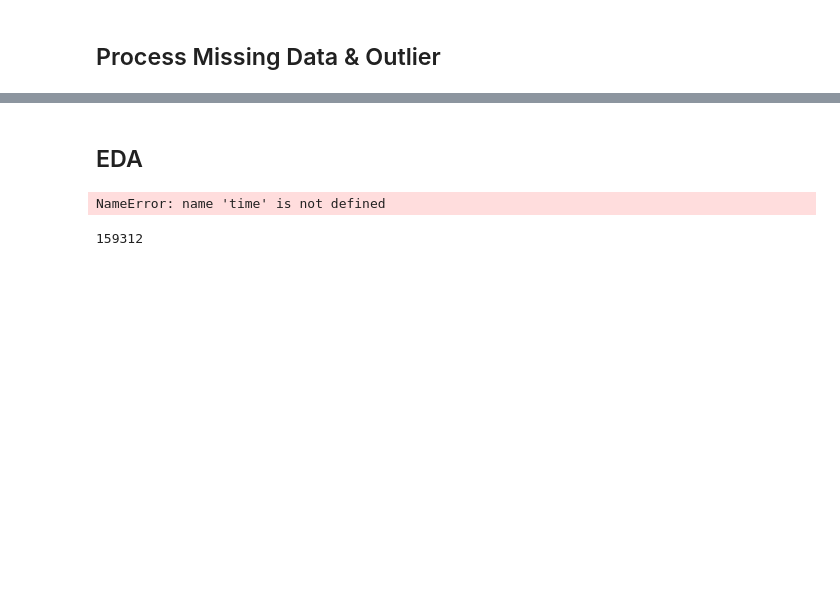
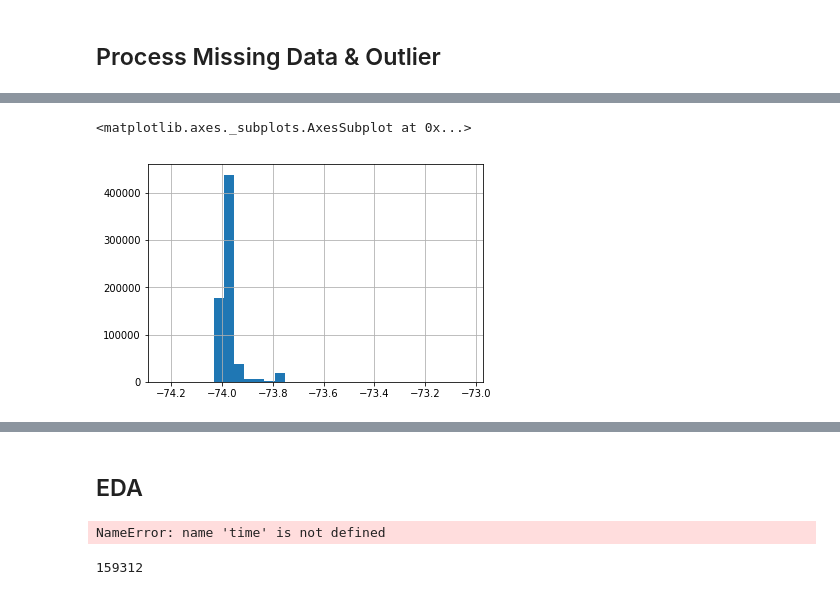
Before and after one commit to Jay4869/NYC-Taxi-FHV-Project, a Jupyter notebook: sample of project.ipynb, the cells around one changed output, grey strips where cells are left out. Saved outputs shown, nothing was run; the diff lists cells and outputs as text; code cells hidden in the pictures; blank space fills up the shorter version.

```diff
--- a/sample of project.ipynb
+++ b/sample of project.ipynb
@@ -119,0 +150,5 @@ KeyError: 'travel_time'
+# %%
+data_opt['pickup_longitude'].hist(bins=30)
+# %% [output]
+<matplotlib.axes._subplots.AxesSubplot at 0x...>
+[figure, added]
```
Also changed, not shown: parts of 14 cells of this notebook.
